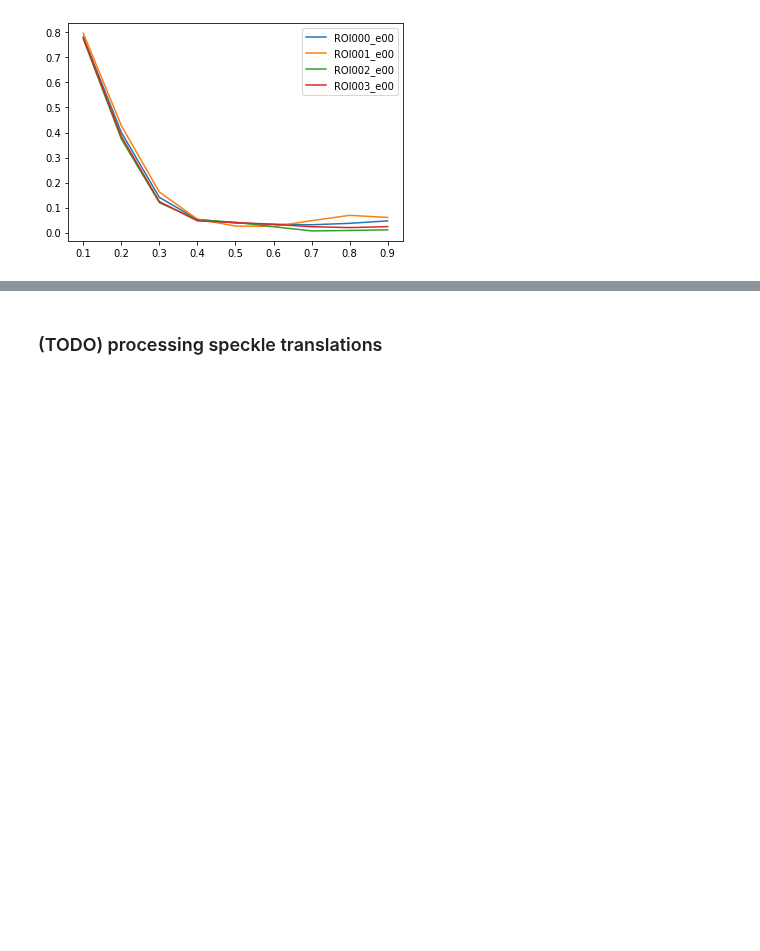
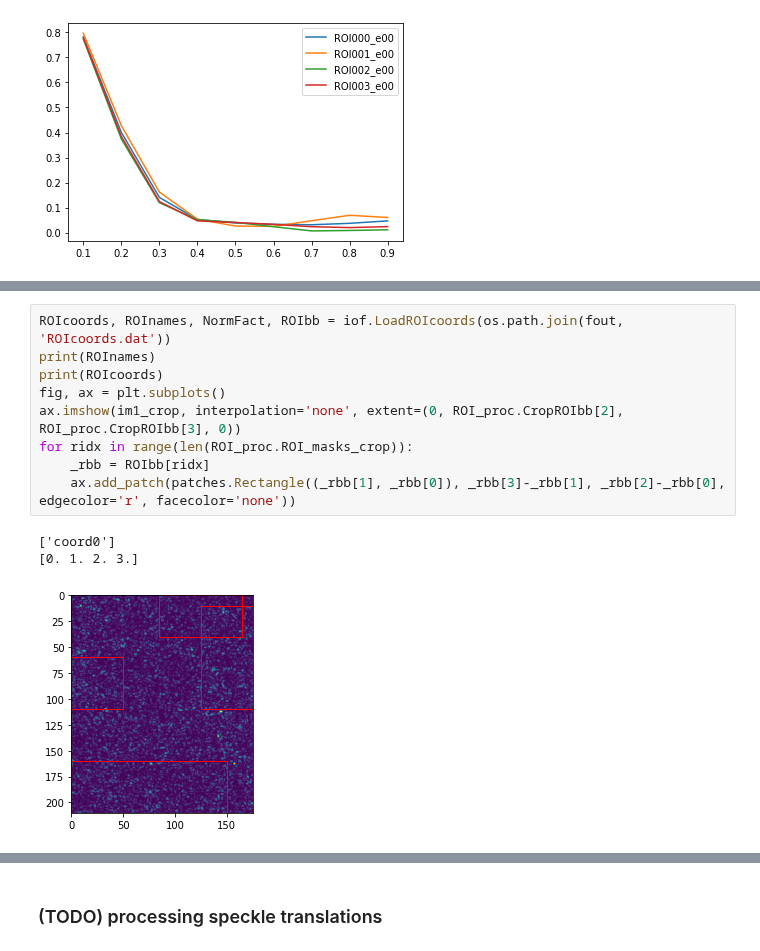
Before and after one commit to steaime/DSHpy, a Jupyter notebook: tutorial4_ROIs.ipynb, the cells around one changed output, grey strips where cells are left out. Drawn from its saved outputs; the diff is of its cells as text; blank space fills up the shorter version.

```diff
--- a/tutorial4_ROIs.ipynb
+++ b/tutorial4_ROIs.ipynb
@@ -550,0 +571,13 @@ plt.legend()
+# %%
+ROIcoords, ROInames, NormFact, ROIbb = iof.LoadROIcoords(os.path.join(fout, 'ROIcoords.dat'))
+print(ROInames)
+print(ROIcoords)
+fig, ax = plt.subplots()
+ax.imshow(im1_crop, interpolation='none', extent=(0, ROI_proc.CropROIbb[2], ROI_proc.CropROIbb[3], 0))
+for ridx in range(len(ROI_proc.ROI_masks_crop)):
+    _rbb = ROIbb[ridx]
+    ax.add_patch(patches.Rectangle((_rbb[1], _rbb[0]), _rbb[3]-_rbb[1], _rbb[2]-_rbb[0], edgecolor='r', facecolor='none'))
+# %% [output]
+['coord0']
+[0. 1. 2. 3.]
+[figure, added]
```
Also changed, not shown: parts of 16 cells of this notebook, 10 other files.
